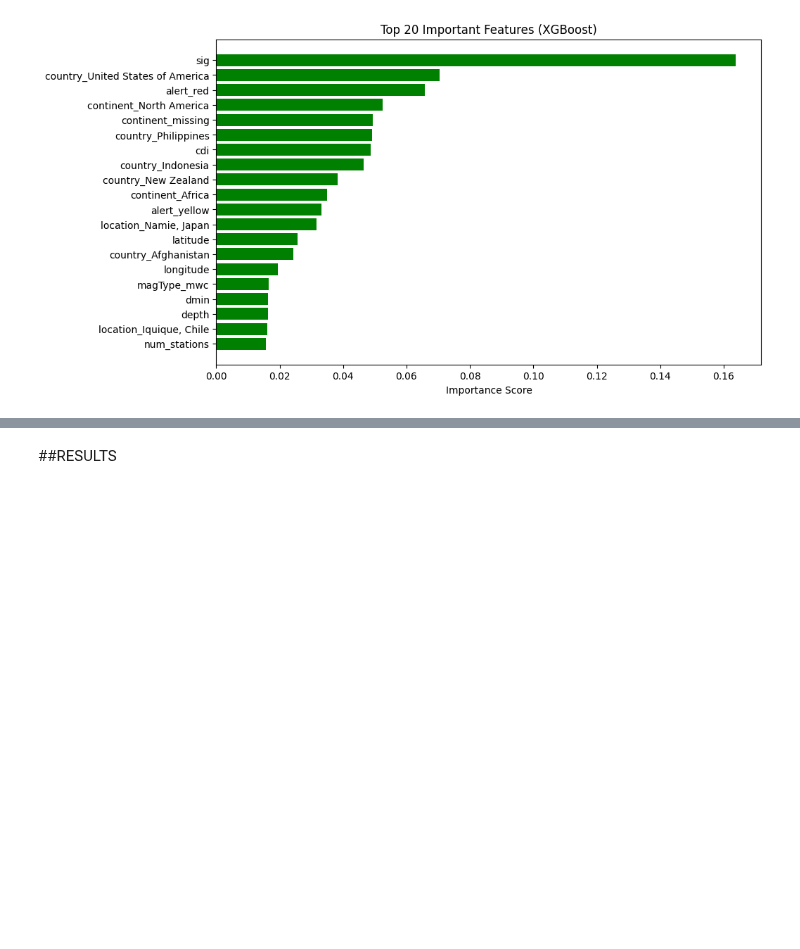
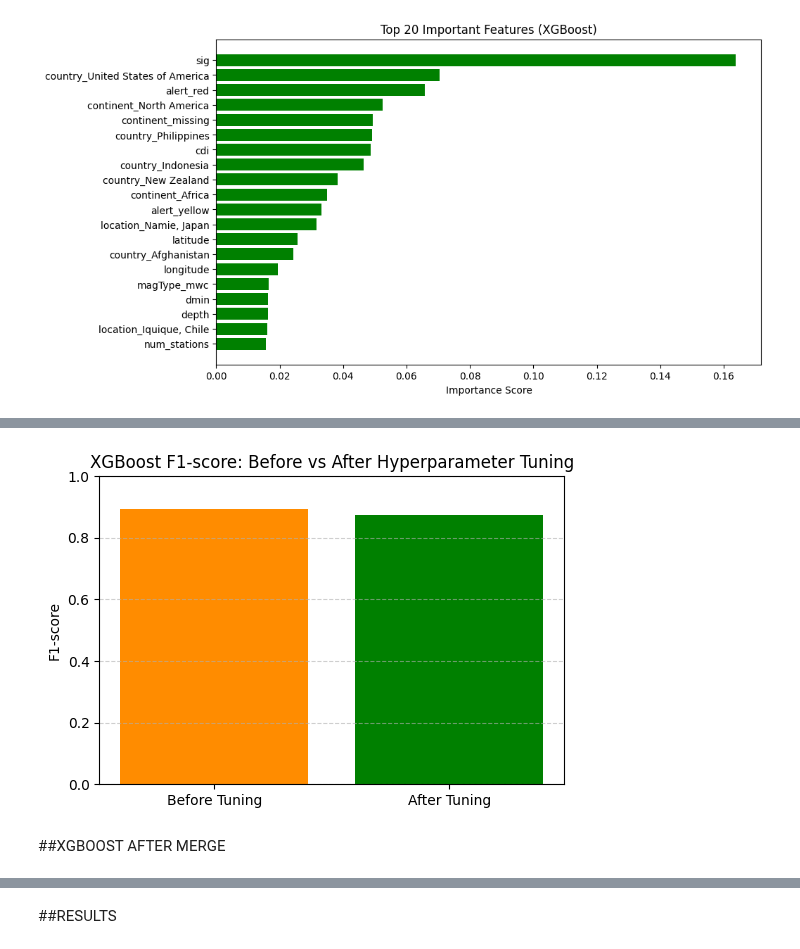
Before and after one commit to Aayush077/ML, a Jupyter notebook: earthquake_predictor_classification.ipynb, the cells around one changed output, grey strips where cells are left out. Cells and saved outputs as stored; diff of their text form; code cells hidden in the pictures; blank space fills up the shorter version.

```diff
--- a/earthquake_predictor_classification.ipynb
+++ b/earthquake_predictor_classification.ipynb
@@ -961,0 +1027,19 @@ plt.show()
+# %%
+plt.figure(figsize=(6,4))
+
+plt.bar(
+    comparison["Version"],
+    comparison["F1-score"],
+    color=["darkorange", "green"]
+)
+
+plt.title("XGBoost F1-score: Before vs After Hyperparameter Tuning")
+plt.ylabel("F1-score")
+plt.ylim(0, 1)
+plt.grid(axis='y', linestyle='--', alpha=0.6)
+
+plt.show()
+# %% [output]
+[figure, added]
+# %% [markdown]
+##XGBOOST AFTER MERGE
```
Also changed, not shown: parts of 17 cells of this notebook.
